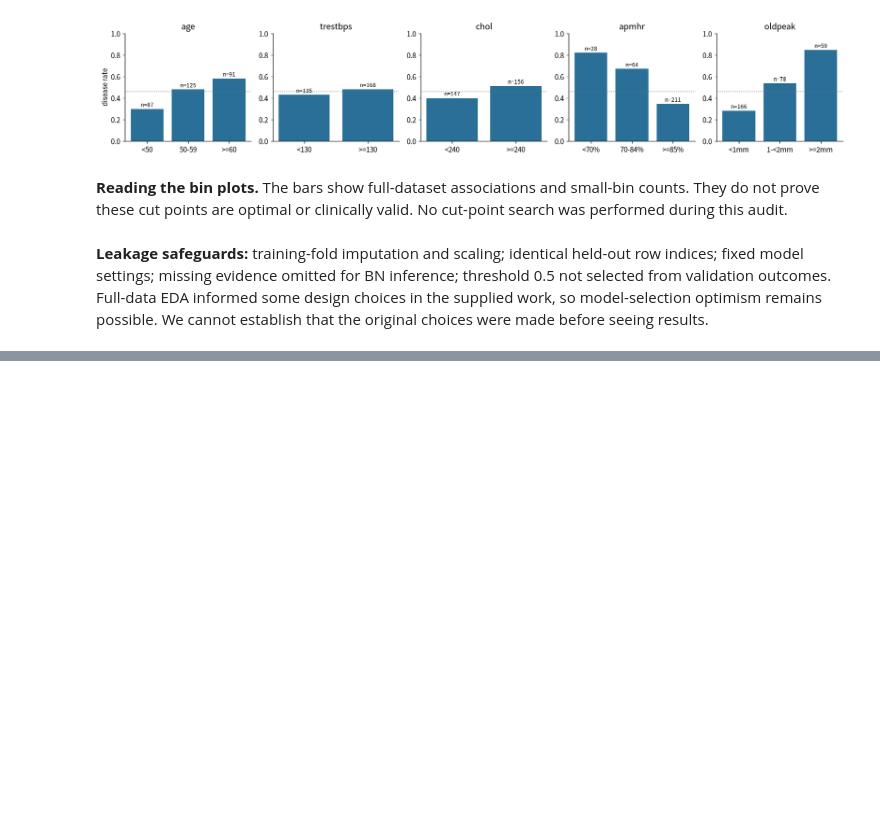
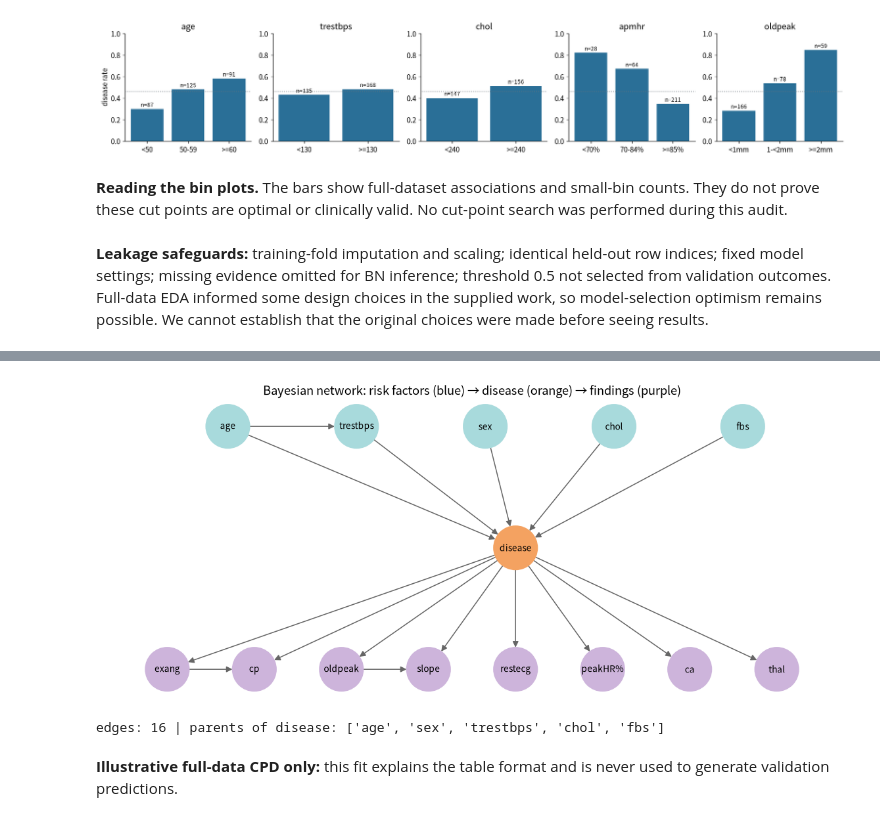
Before and after one commit to 69Igris/heart-disease-risk-modelling, a Jupyter notebook: notebooks/01_phase1_eda_and_classical_models.ipynb, the cells around one changed output, grey strips where cells are left out. Drawn from its saved outputs; the diff is of its cells as text; code cells hidden in the pictures; blank space fills up the shorter version.

Commit message:
Bayesian network and Naive Bayes

```diff
--- a/notebooks/01_phase1_eda_and_classical_models.ipynb
+++ b/notebooks/01_phase1_eda_and_classical_models.ipynb
@@ -170,0 +176,13 @@ ax[0].set_ylabel("disease rate"); save("fig_bin_rates.png")
+# %%
+G = nx.DiGraph(BN_EDGES); top = ["age", "trestbps", "sex", "chol", "fbs"]; bot = ["exang", "cp", "oldpeak", "slope", "restecg", "apmhr", "ca", "thal"]
+pos = {n: (1.7 * i + .8, 3) for i, n in enumerate(top)}; pos.update({n: (1.15 * i, 0) for i, n in enumerate(bot)}); pos[Y] = (4.6, 1.5)
+fig, ax = plt.subplots(figsize=(10.5, 4.6))
+nx.draw_networkx(G, pos, ax=ax, node_color=["#f4a261" if n == Y else "#a8dadc" if pos[n][1] == 3 else "#cdb4db" for n in G.nodes], node_size=1900, font_size=9,
+                 arrowsize=12, edge_color="#666", labels={n: ("disease" if n == Y else "peakHR%" if n == "apmhr" else n) for n in G.nodes})
+ax.axis("off"); ax.set_title("Bayesian network: risk factors (blue) → disease (orange) → findings (purple)"); save("fig_bn_structure.png")
+print("edges:", len(BN_EDGES), "| parents of disease:", [a for a, b in BN_EDGES if b == Y])
+# %% [output]
+[figure, added]
+edges: 16 | parents of disease: ['age', 'sex', 'trestbps', 'chol', 'fbs']
+# %% [markdown]
+**Illustrative full-data CPD only:** this fit explains the table format and is never used to generate validation predictions.
```
Also changed, not shown: parts of 5 cells of this notebook, 5 other files.
